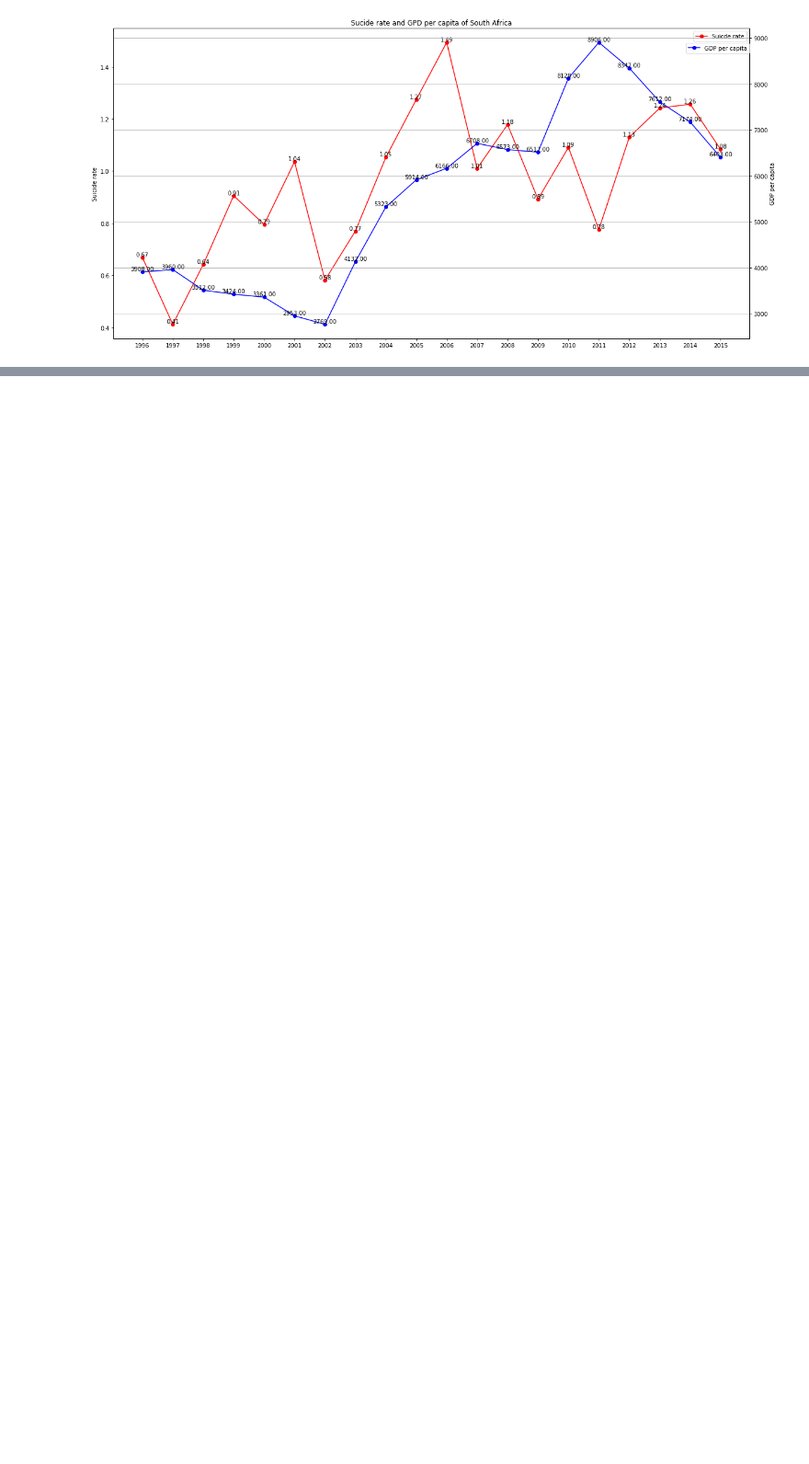
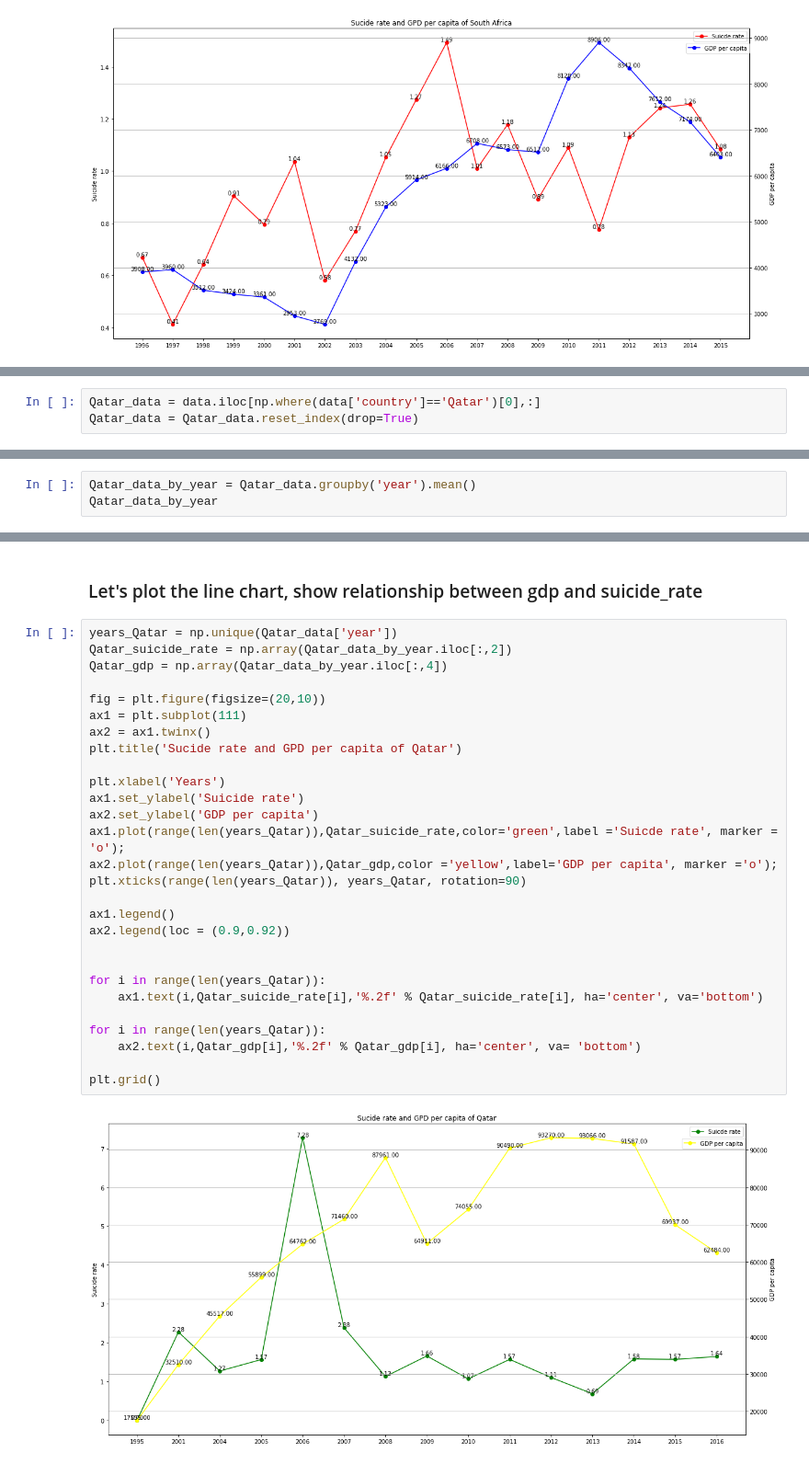
Before and after one commit to 775771922/data_visulization_suicide_dataset, a Jupyter notebook: Data_visualization.ipynb, the cells around one changed output, grey strips where cells are left out. Shown at 92% size. Drawn from its saved outputs; the diff is of its cells as text; blank space fills up the shorter version.

```diff
--- a/Data_visualization.ipynb
+++ b/Data_visualization.ipynb
@@ -347,0 +405,3 @@ plt.grid()
+# %%
+Qatar_data = data.iloc[np.where(data['country']=='Qatar')[0],:]
+Qatar_data = Qatar_data.reset_index(drop=True)
@@ -347,0 +433,3 @@ plt.grid()
+# %%
+Qatar_data_by_year = Qatar_data.groupby('year').mean()
+Qatar_data_by_year
@@ -347,0 +454,32 @@ plt.grid()
+# %% [markdown]
+### Let's plot the line chart, show relationship between gdp and suicide_rate
+# %%
+years_Qatar = np.unique(Qatar_data['year'])
+Qatar_suicide_rate = np.array(Qatar_data_by_year.iloc[:,2])
+Qatar_gdp = np.array(Qatar_data_by_year.iloc[:,4])
+
+fig = plt.figure(figsize=(20,10))
+ax1 = plt.subplot(111)
+ax2 = ax1.twinx()
+plt.title('Sucide rate and GPD per capita of Qatar')
+
+plt.xlabel('Years')
+ax1.set_ylabel('Suicide rate')
+ax2.set_ylabel('GDP per capita')
+ax1.plot(range(len(years_Qatar)),Qatar_suicide_rate,color='green',label ='Suicde rate', marker = 'o');
+ax2.plot(range(len(years_Qatar)),Qatar_gdp,color ='yellow',label='GDP per capita', marker ='o');
+plt.xticks(range(len(years_Qatar)), years_Qatar, rotation=90)
+
+ax1.legend()
+ax2.legend(loc = (0.9,0.92))
+
+
+for i in range(len(years_Qatar)):
+    ax1.text(i,Qatar_suicide_rate[i],'%.2f' % Qatar_suicide_rate[i], ha='center', va='bottom')
+
+for i in range(len(years_Qatar)):
+    ax2.text(i,Qatar_gdp[i],'%.2f' % Qatar_gdp[i], ha='center', va= 'bottom')
+
+plt.grid()
+# %% [output]
+[figure, added]
```
Also changed, not shown: parts of 25 cells of this notebook.
